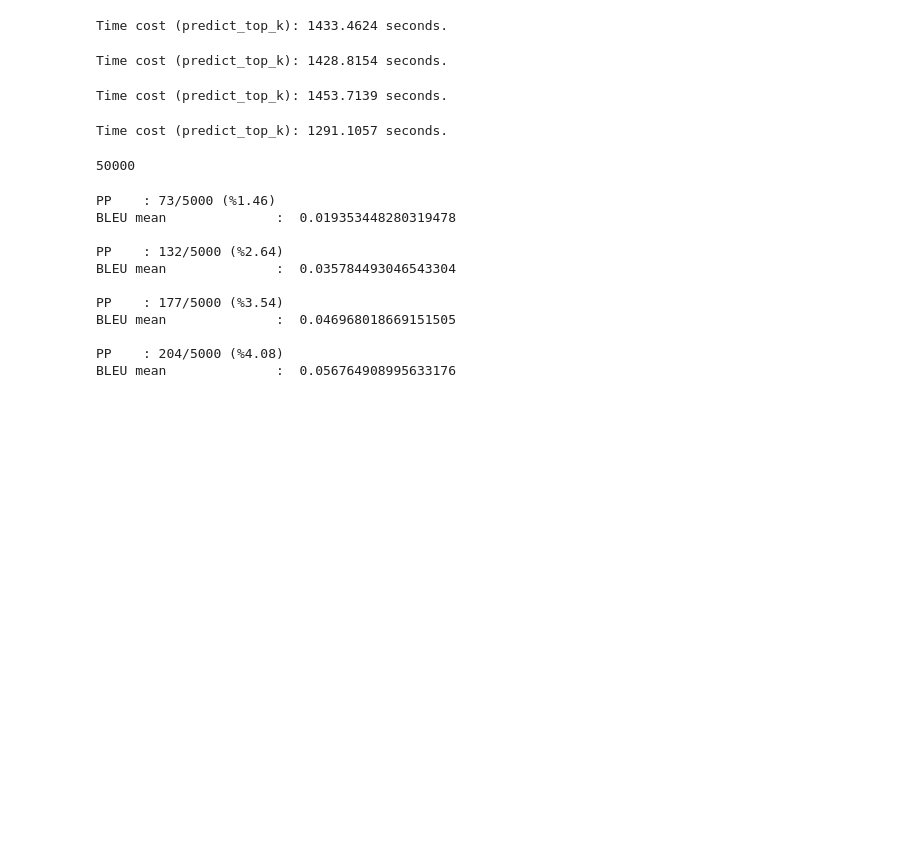
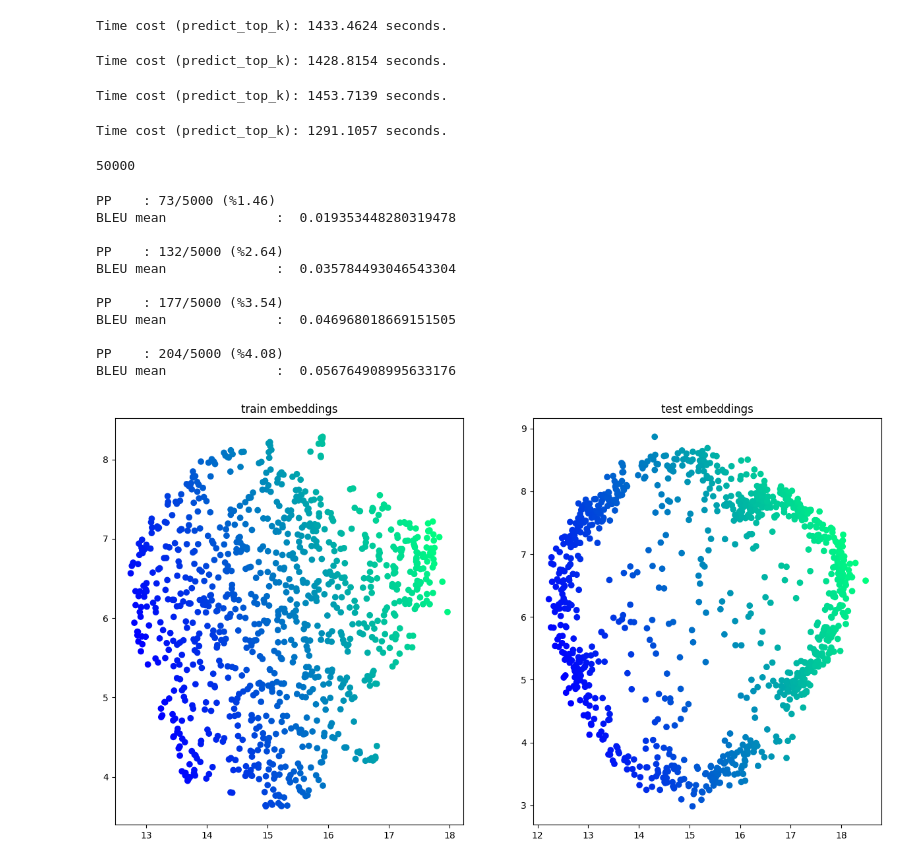
Before and after one commit to kae1dy/NLPCodeReview, a Jupyter notebook: main.ipynb, the cells around one changed output. Drawn from its saved outputs; the diff is of its cells as text; code cells hidden in the pictures; blank space fills up the shorter version.

```diff
--- a/main.ipynb
+++ b/main.ipynb
@@ -197,6 +219,99 @@ BLEU mean              :  0.046968018669151505
 
 PP    : 204/5000 (%4.08)
 BLEU mean              :  0.056764908995633176
+# %%
+import numpy as np
+import matplotlib.pyplot as plt
+from mpl_toolkits.mplot3d import Axes3D
+import seaborn as sns
+import pandas as pd
+import umap.umap_ as umap
+import umap.plot
+from datasets import load_from_disk
+
+%matplotlib inline
+
+train = load_from_disk('./train')
+test = load_from_disk('./test')
+# train, test
+
+num_vector = 1000
+
+def draw_UMAP(data, n_neighbors=10, min_dist=0.2, metric='cosine', n_components=2):
+    fit = umap.UMAP(
+        n_neighbors=n_neighbors,
+        min_dist=min_dist,
+        n_components=n_components,
+        metric=metric
+    )
+    u = fit.fit_transform(data);
+    fig = plt.figure()
+    if n_components == 2:
+        ax = fig.add_subplot(111)
+        ax.scatter(u[:,0], u[:,1])
+    if n_components == 3:
+        ax = fig.add_subplot(111, projection='3d')
+        ax.scatter(u[:,0], u[:,1], u[:,2], s=100)
+    plt.title(f'n_neighbors={n_neighbors} min_dist={min_dist}, metric={metric}', fontsize=14)
+
+# ---------- 3D-picture ----------
+# 3d best:
+# 10 0.1 cosine
+# 15 0.0 cosine
+# 15 0.99 correlation
+# 25 0.0 cosine
+
+# fit = umap.UMAP(
+#         n_neighbors=25,
+#         min_dist=0.0,
+#         metric='cosine',
+#         n_components=3
+# )
+# umap_train = fit.fit_transform(train.shuffle(seed=42)["embedding"][:num_vector])
+# umap_test = fit.transform(test.shuffle(seed=42)["embedding"][:num_vector])
+
+
+# fig = plt.figure(figsize=(12, 12))
+# axs = [fig.add_subplot(121, projection='3d'), fig.add_subplot(122, projection='3d')]
+
+# axs[0].set_title('train embeddings')
+# axs[1].set_title('test embeddings')
+
+# axs[0].scatter(umap_train[:,0], umap_train[:,1], umap_train[:,2],
+#               c=np.sqrt(umap_train[:,0] ** 2 + umap_train[:,1] ** 2 + umap_train[:,2] ** 2),
+#               cmap='winter'
+# )
+# axs[1].scatter(umap_test[:,0], umap_test[:,1], umap_test[:,2],
+#               c=np.sqrt(umap_test[:,0] ** 2 + umap_test[:,1] ** 2 + umap_test[:,2] ** 2),
+#               cmap='winter'
+# )
+# plt.savefig('./graph_apart_3d.png')
+
+# ----------2D-picture-------------
+# 2d best:
+# 5 0.0 euclidean
+# 10 0.0 manh
+# 25 0.25 cosine
+
+fit = umap.UMAP(
+    n_neighbors=25,
+    min_dist=0.0,
+    metric='cosine',
+)
+umap_train = fit.fit_transform(train.shuffle(seed=42)["embedding"][:num_vector])
+umap_test = fit.transform(test.shuffle(seed=42)["embedding"][:num_vector])
+
+fig, axs = plt.subplots(nrows=1, ncols=2, figsize=(15, 8))
+
+axs[0].set_title('train embeddings')
+axs[1].set_title('test embeddings')
+
+axs[0].scatter(umap_train[:,0], umap_train[:,1], c=np.sqrt(umap_train[:,0] ** 2 + umap_train[:,1] ** 2), cmap='winter')
+axs[1].scatter(umap_test[:,0], umap_test[:,1], c=np.sqrt(umap_test[:,0] ** 2 + umap_test[:,1] ** 2), cmap='winter')
+
+plt.savefig('./graph_apart_2d.png')
+# %% [output]
+[figure, added]
 # %%
 import numpy as np
 import matplotlib.pyplot as plt
```
Also changed, not shown: parts of 4 cells of this notebook.
